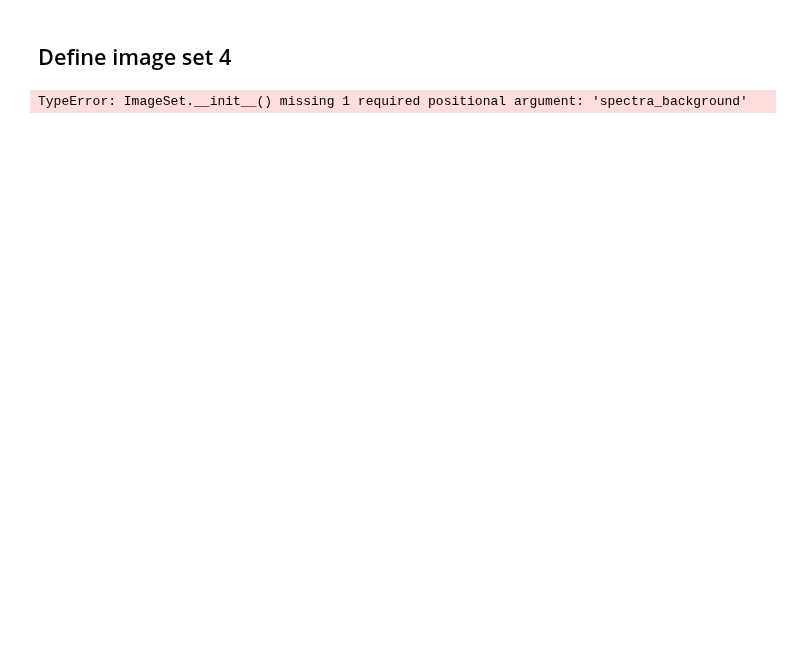
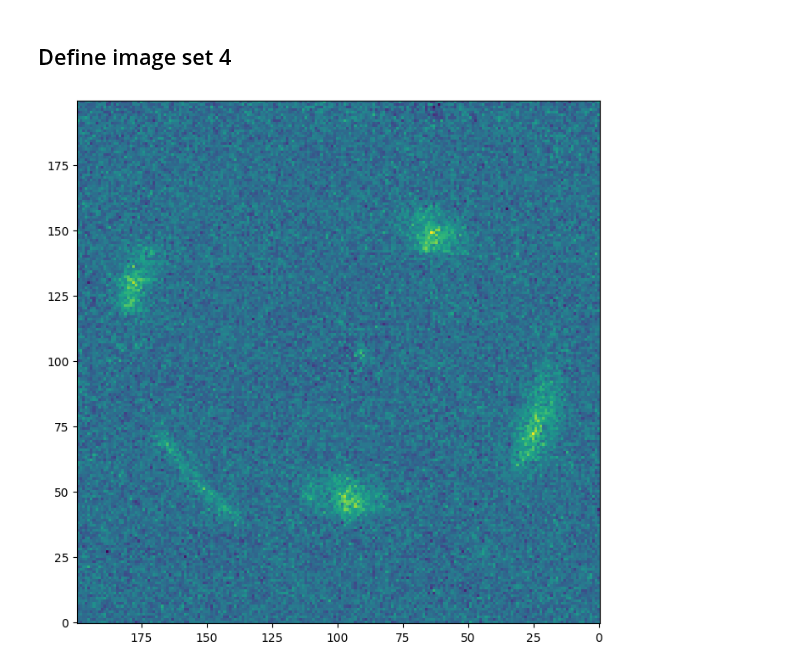
Before and after one commit to williyamshoe/iful, a Jupyter notebook: examples/s4c_init.ipynb, the cells around one changed output. Cells and saved outputs as stored; diff of their text form; code cells hidden in the pictures; blank space fills up the shorter version.

```diff
--- a/examples/s4c_init.ipynb
+++ b/examples/s4c_init.ipynb
@@ -140,7 +134,7 @@ general_aux_info = {
 # %%
 zs = 1.432
 
-spectra_center = 9068
+spectra_center = 9069
 specta_range = 24
 gap = 0
 spectra_background = 10
@@ -149,32 +143,32 @@ spectra_background = 10
 # specta_range = 24
 # gap = 100
 # spectra_background = 5
 
 buffer = gap + spectra_background
 trunc_inds_buff = np.array(
     [
         i
         for i, w in enumerate(wavelengths)
         if w >= spectra_center - (specta_range // 2 + buffer) * delta_wave
         and w <= spectra_center + (specta_range // 2 + buffer) * delta_wave
     ]
 )
 trunc_wave_buff = wavelengths[trunc_inds_buff]
 z_bounds_buffer = (np.min(trunc_inds_buff), np.max(trunc_inds_buff) + 1)
 
 crop_datacube = full_datacube[:, :, z_bounds_buffer[0] : z_bounds_buffer[1]]
 # crop_var_datacube = full_var_datacube[:, :, z_bounds_buffer[0] : z_bounds_buffer[1]]
 
 imset4 = ImageSet(
     crop_datacube,
     trunc_wave_buff,
     zs,
     pixscale,
     gap,
     spectra_background,
 )
 imset4.add_aux_info(general_aux_info)
 imset4.mask_outliers()
 # %% [output]
-TypeError: ImageSet.__init__() missing 1 required positional argument: 'spectra_background'
+[figure, added]
 # %%
```
Also changed, not shown: parts of 12 cells of this notebook.
